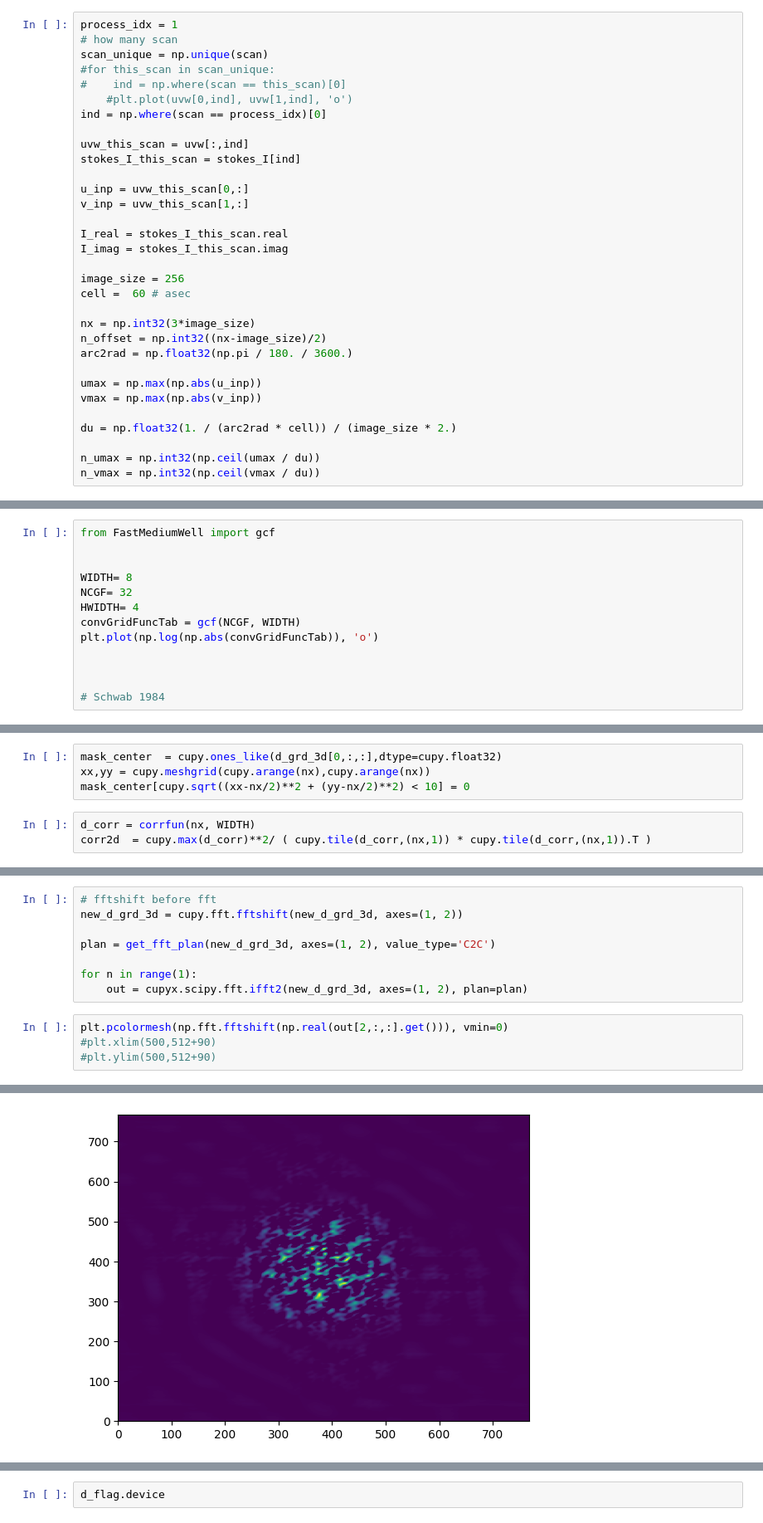
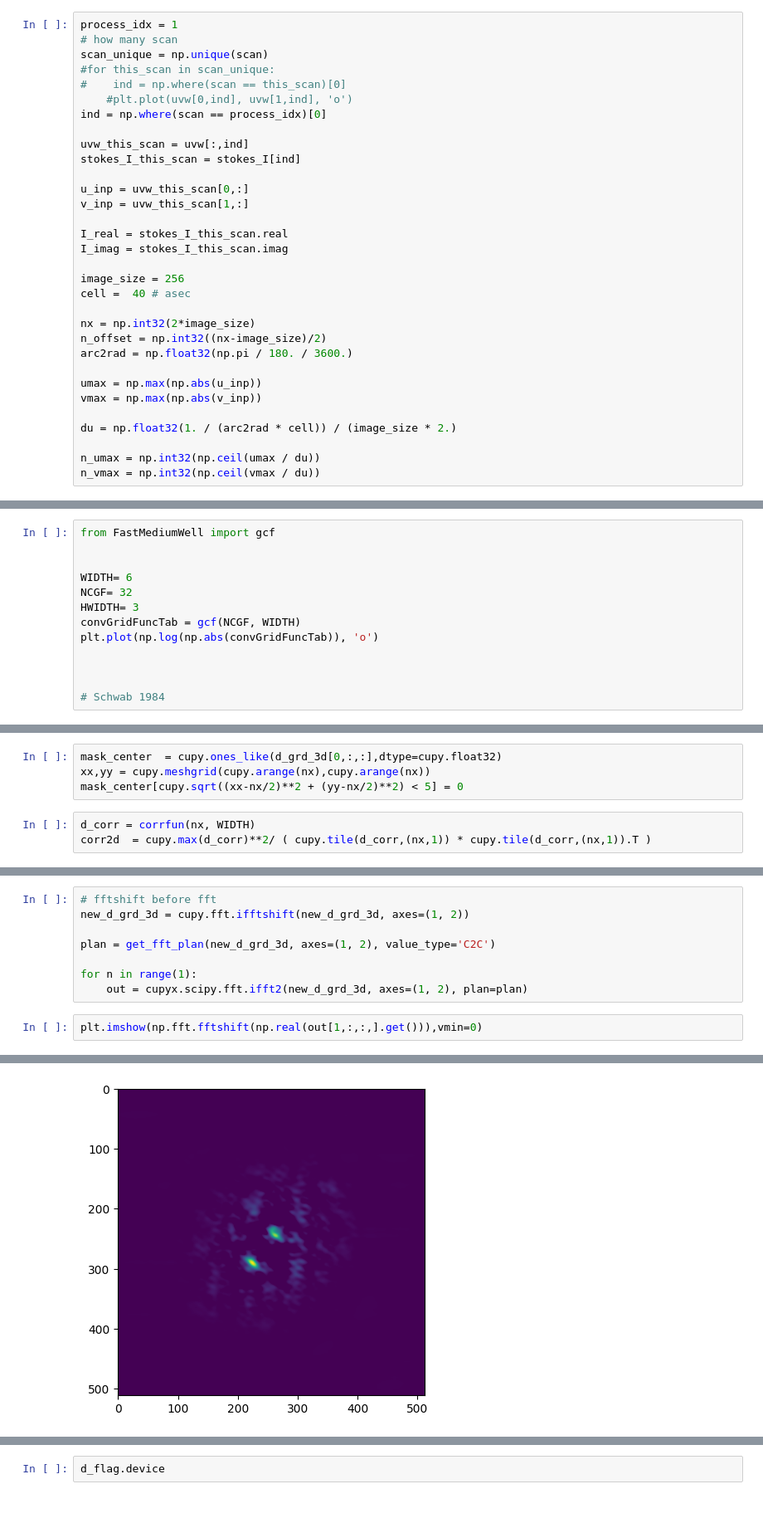
Before and after one commit to peijin94/FastMediumWell, a Jupyter notebook: griddingTest.ipynb, the cells around one changed output, grey strips where cells are left out. Shown at 83% size. Saved outputs shown, nothing was run; the diff lists cells and outputs as text.

```diff
--- a/griddingTest.ipynb
+++ b/griddingTest.ipynb
@@ -46,9 +46,9 @@ I_real = stokes_I_this_scan.real
 I_imag = stokes_I_this_scan.imag
 
 image_size = 256
-cell =  60 # asec
+cell =  40 # asec
 
-nx = np.int32(3*image_size)
+nx = np.int32(2*image_size)
 n_offset = np.int32((nx-image_size)/2)
 arc2rad = np.float32(np.pi / 180. / 3600.)
 
@@ -73,9 +73,9 @@ gcount = u_inp.shape[0]
 from FastMediumWell import gcf
 
 
-WIDTH= 8
+WIDTH= 6
 NCGF= 32
-HWIDTH= 4
+HWIDTH= 3
 convGridFuncTab = gcf(NCGF, WIDTH)
 plt.plot(np.log(np.abs(convGridFuncTab)), 'o')
 
@@ -205,7 +205,7 @@ plt.imshow(np.abs(d_grd_3d[8,:,:]).get(),vmax=30e3)
 # %%
 mask_center  = cupy.ones_like(d_grd_3d[0,:,:],dtype=cupy.float32)
 xx,yy = cupy.meshgrid(cupy.arange(nx),cupy.arange(nx))
-mask_center[cupy.sqrt((xx-nx/2)**2 + (yy-nx/2)**2) < 10] = 0
+mask_center[cupy.sqrt((xx-nx/2)**2 + (yy-nx/2)**2) < 5] = 0
 # %%
 d_corr = corrfun(nx, WIDTH)
 corr2d  = cupy.max(d_corr)**2/ ( cupy.tile(d_corr,(nx,1)) * cupy.tile(d_corr,(nx,1)).T )
@@ -224,13 +224,11 @@ plt.imshow(np.abs(new_d_grd_3d[29,(nx//2-100):(nx//2+100),(nx//2-100):(nx//2+100
 # %%
 # fftshift before fft
-new_d_grd_3d = cupy.fft.fftshift(new_d_grd_3d, axes=(1, 2))
+new_d_grd_3d = cupy.fft.ifftshift(new_d_grd_3d, axes=(1, 2))
 
 plan = get_fft_plan(new_d_grd_3d, axes=(1, 2), value_type='C2C')
 
 for n in range(1):
     out = cupyx.scipy.fft.ifft2(new_d_grd_3d, axes=(1, 2), plan=plan)
 # %%
-plt.pcolormesh(np.fft.fftshift(np.real(out[2,:,:].get())), vmin=0)
-#plt.xlim(500,512+90)
-#plt.ylim(500,512+90)
+plt.imshow(np.fft.fftshift(np.real(out[1,:,:,].get())),vmin=0)
 # %% [output]
@@ -238 +236 @@ plt.pcolormesh(np.fft.fftshift(np.real(out[2,:,:].get())), vmin=0)
-[figure, old version]
+[figure, new version]
```
Also changed, not shown: parts of 14 cells of this notebook, 1 other file.
